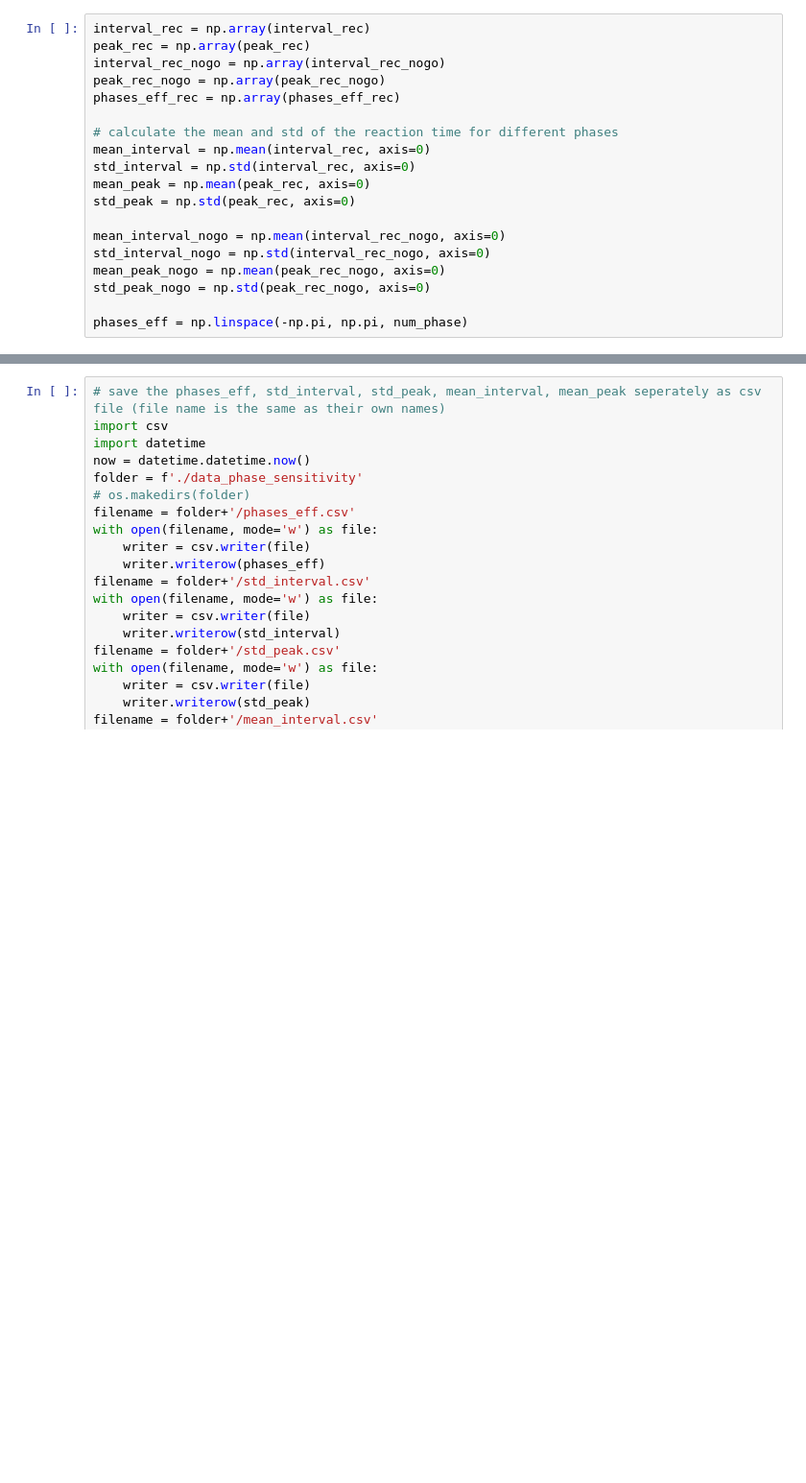
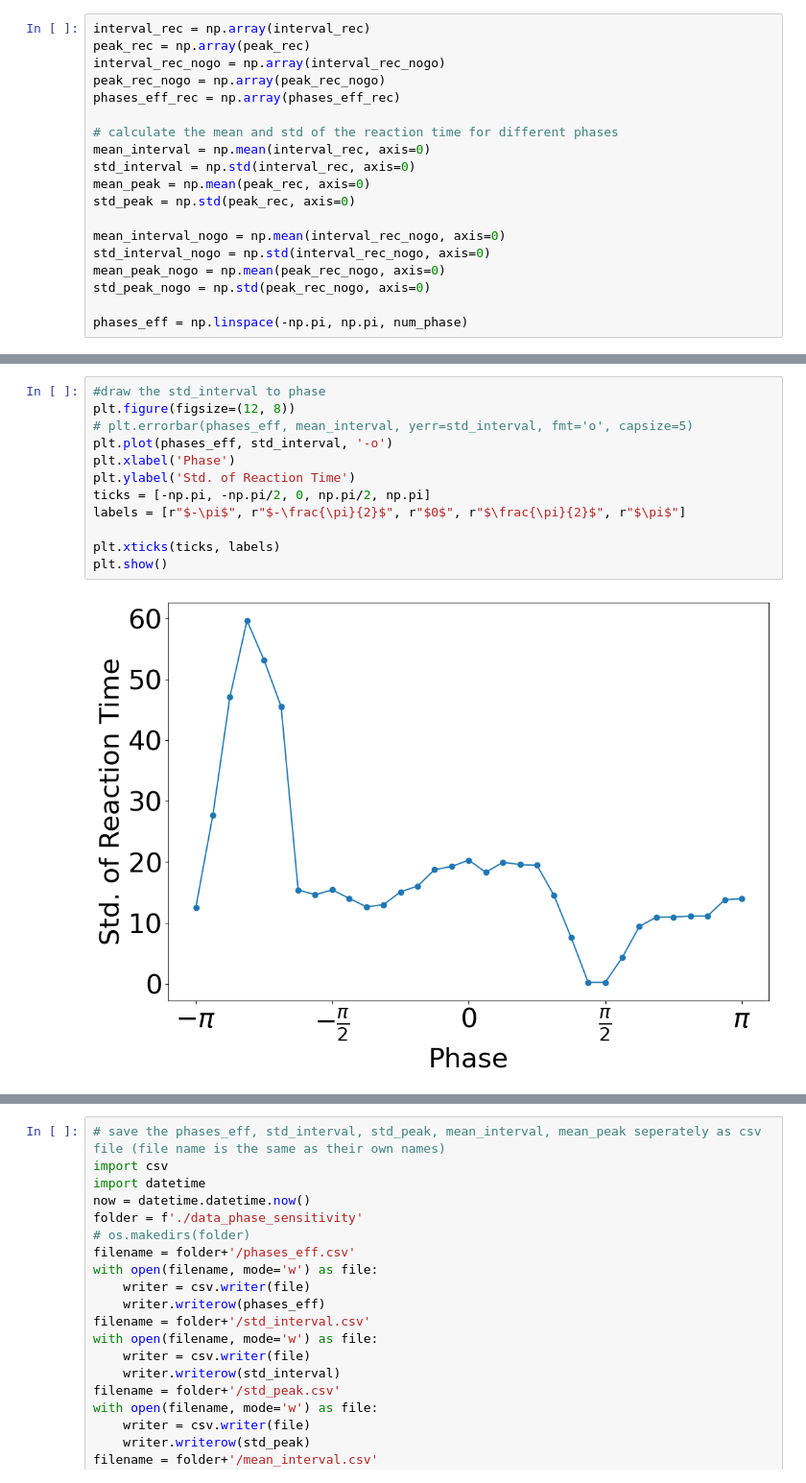
Before and after one commit to LiBinUtokyo/LowRank_ModifiedTheta_SNN, a Jupyter notebook: PYTHON/phase_sensitivity.ipynb, the cells around one changed output, grey strips where cells are left out. Shown at 96% size. Cells and saved outputs as stored; diff of their text form; blank space fills up the shorter version.

```diff
--- a/PYTHON/phase_sensitivity.ipynb
+++ b/PYTHON/phase_sensitivity.ipynb
@@ -609,3 +619,17 @@ plt.show()
+# %%
+#draw the std_interval to phase
+plt.figure(figsize=(12, 8))
+# plt.errorbar(phases_eff, mean_interval, yerr=std_interval, fmt='o', capsize=5)
+plt.plot(phases_eff, std_interval, '-o')
+plt.xlabel('Phase')
+plt.ylabel('Std. of Reaction Time')
+ticks = [-np.pi, -np.pi/2, 0, np.pi/2, np.pi]
+labels = [r"$-\pi$", r"$-\frac{\pi}{2}$", r"$0$", r"$\frac{\pi}{2}$", r"$\pi$"]
+
+plt.xticks(ticks, labels)
+plt.show()
+# %% [output]
+[figure, added]
 # %%
 import numpy as np
 import matplotlib.pyplot as plt
```
Also changed, not shown: parts of 9 cells of this notebook, 2 other files.
